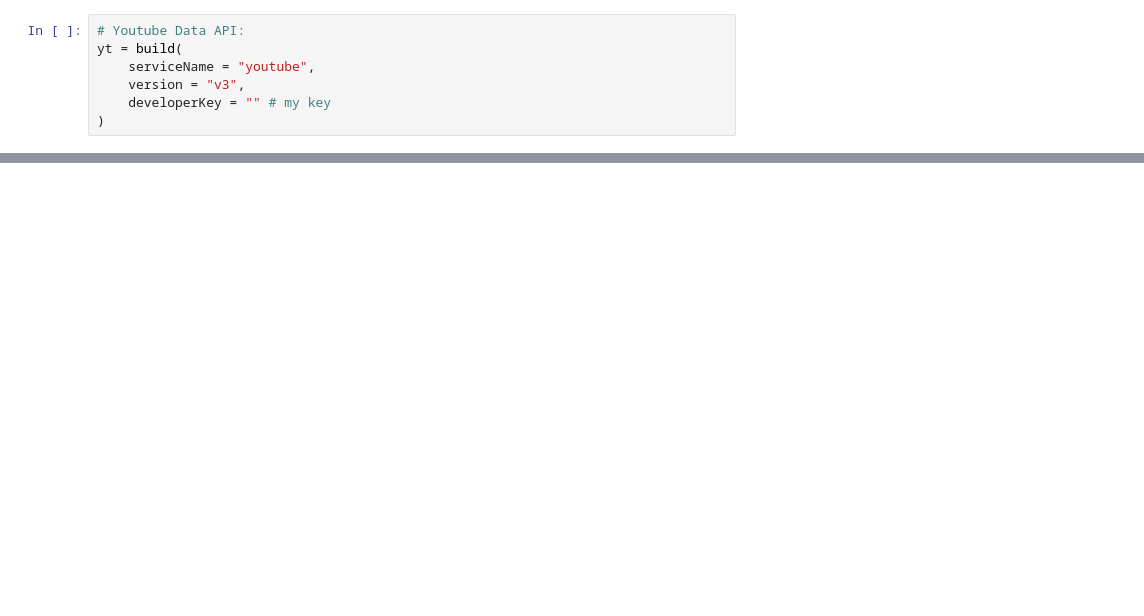
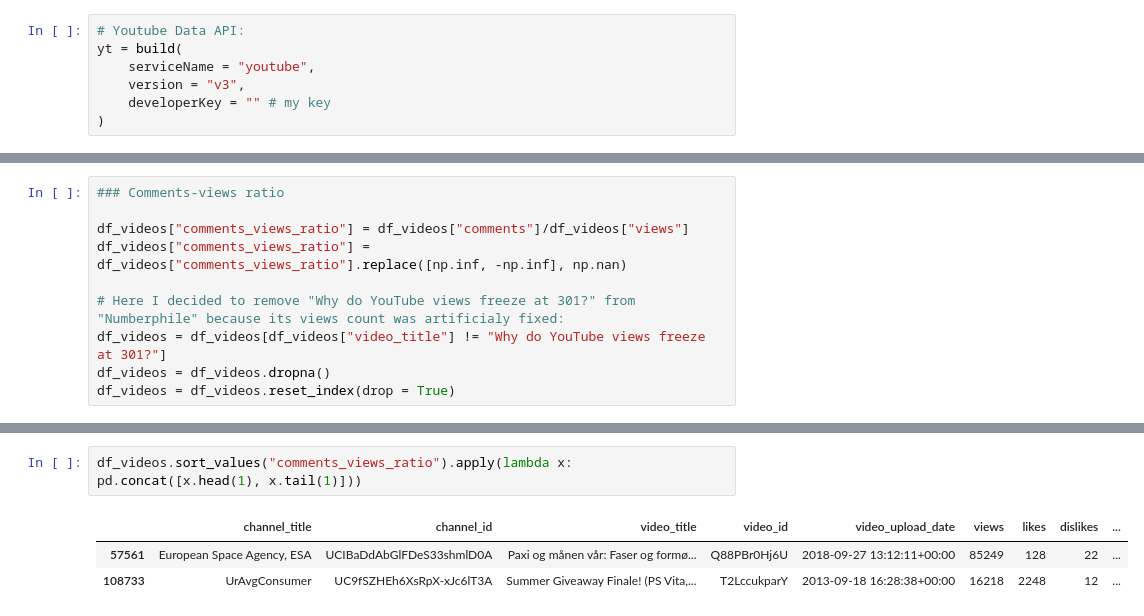
Before and after one commit to rafael747cardoso/Youtube_Stats, a Jupyter notebook: get_data_from_api.ipynb, the cells around one changed output, grey strips where cells are left out. Drawn from its saved outputs; the diff is of its cells as text; blank space fills up the shorter version.

```diff
--- a/get_data_from_api.ipynb
+++ b/get_data_from_api.ipynb
@@ -280,0 +365,10 @@ df_videos
+# %%
+### Comments-views ratio
+
+df_videos["comments_views_ratio"] = df_videos["comments"]/df_videos["views"]
+df_videos["comments_views_ratio"] = df_videos["comments_views_ratio"].replace([np.inf, -np.inf], np.nan)
+
+# Here I decided to remove "Why do YouTube views freeze at 301?" from "Numberphile" because its views count was artificialy fixed:
+df_videos = df_videos[df_videos["video_title"] != "Why do YouTube views freeze at 301?"]
+df_videos = df_videos.dropna()
+df_videos = df_videos.reset_index(drop = True)
@@ -280,0 +387,6 @@ df_videos
+# %%
+df_videos.sort_values("comments_views_ratio").apply(lambda x: pd.concat([x.head(1), x.tail(1)]))
+# %% [output]
+|  | channel_title | channel_id | video_title | video_id | video_upload_date | views | likes | dislikes | ... |
+| 57561 | European Space Agency, ESA | UCIBaDdAbGlFDeS33shmlD0A | Paxi og månen vår: Faser og formø... | Q88PBr0Hj6U | 2018-09-27 13:12:11+00:00 | 85249 | 128 | 22 | ... |
+| 108733 | UrAvgConsumer | UC9fSZHEh6XsRpX-xJc6lT3A | Summer Giveaway Finale! (PS Vita,... | T2LccukparY | 2013-09-18 16:28:38+00:00 | 16218 | 2248 | 12 | ... |
```
Also changed, not shown: parts of 19 cells of this notebook, 2 other files.
